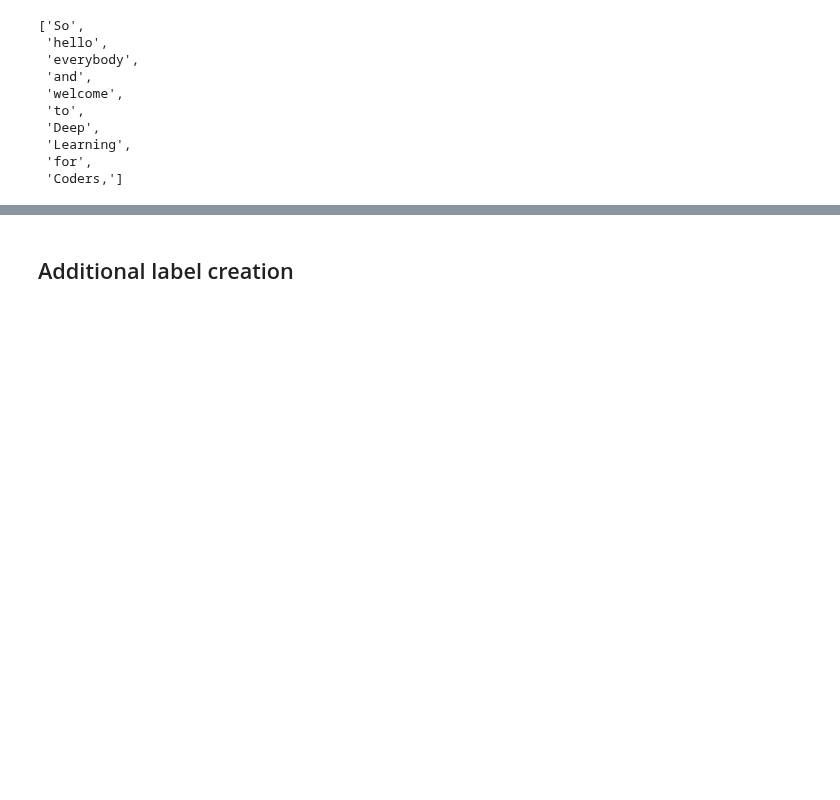
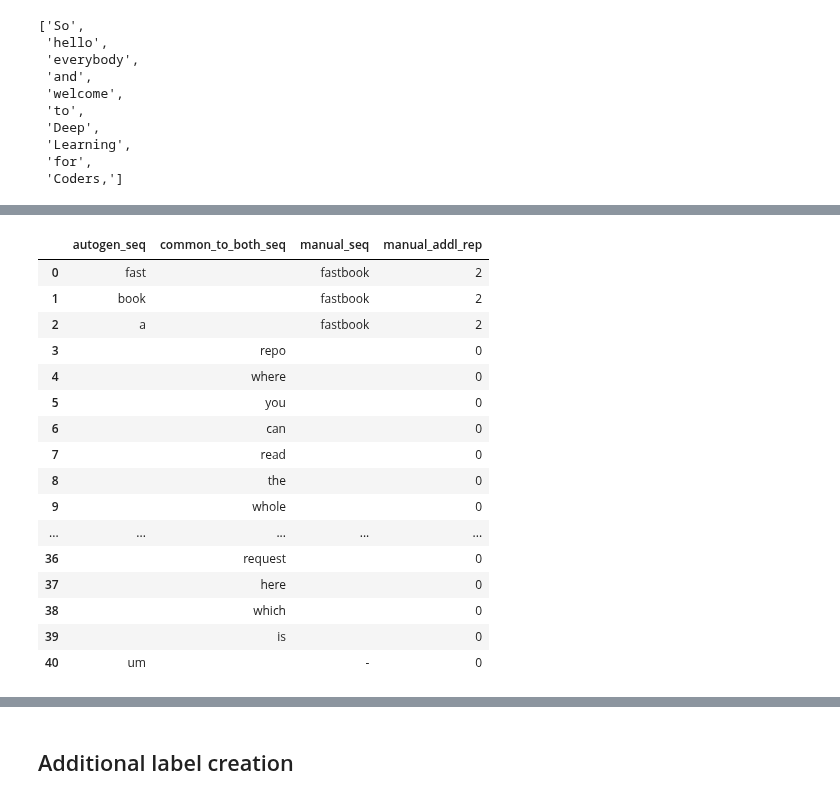
Before and after one commit to 2dot71mily/youtube_captions_corrections, a Jupyter notebook: notebooks/demo_checkout_data_and_new_label_creation.ipynb, the cells around one changed output, grey strips where cells are left out. Drawn from its saved outputs; the diff is of its cells as text; code cells hidden in the pictures; blank space fills up the shorter version.

```diff
--- a/notebooks/checkout_data_and_new_label_creation.ipynb
+++ b/notebooks/demo_checkout_data_and_new_label_creation.ipynb
@@ -158,0 +246,27 @@ manual_recon[:10]
+# %%
+snippet = get_first_snippet(example, search_term='laughter')
+# %%
+pd.DataFrame([snippet.autogen_seq,
+              snippet.common_to_both_seq,
+              snippet.manual_seq,
+              snippet.manual_addl_rep,
+             ],
+             index=col_names).transpose()
+# %% [output]
+|  | autogen_seq | common_to_both_seq | manual_seq | manual_addl_rep |
+| 0 | fast |  | fastbook | 2 |
+| 1 | book |  | fastbook | 2 |
+| 2 | a |  | fastbook | 2 |
+| 3 |  | repo |  | 0 |
+| 4 |  | where |  | 0 |
+| 5 |  | you |  | 0 |
+| 6 |  | can |  | 0 |
+| 7 |  | read |  | 0 |
+| 8 |  | the |  | 0 |
+| 9 |  | whole |  | 0 |
+| ... | ... | ... | ... | ... |
+| 36 |  | request |  | 0 |
+| 37 |  | here |  | 0 |
+| 38 |  | which |  | 0 |
+| 39 |  | is |  | 0 |
+| 40 | um |  | - | 0 |
```
Also changed, not shown: parts of 16 cells of this notebook.
